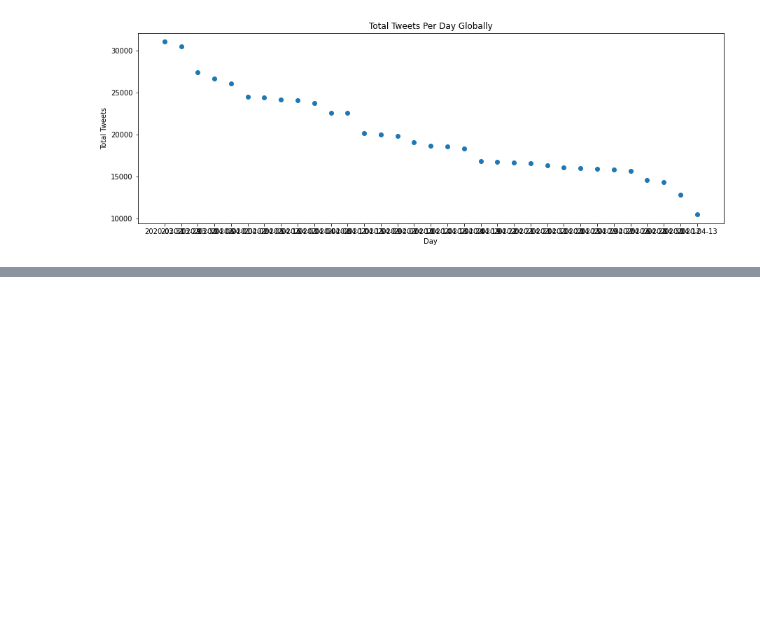
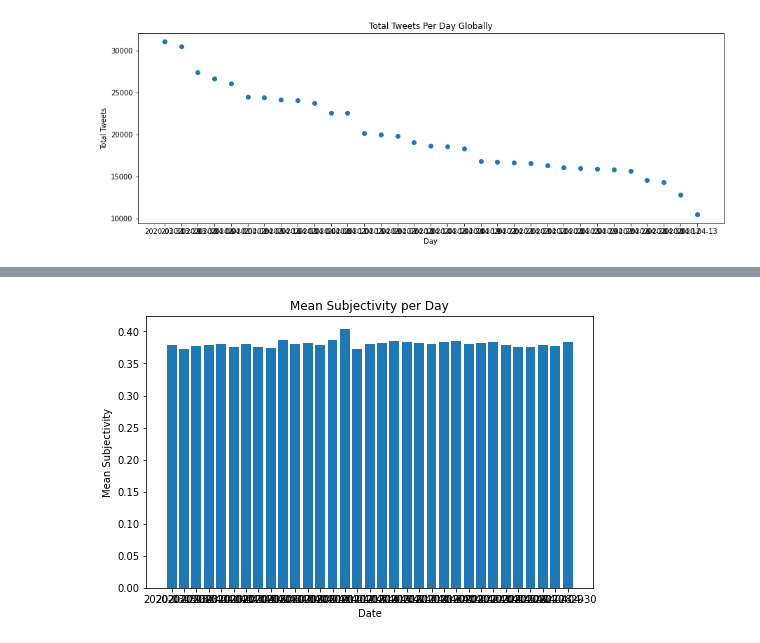
Before and after one commit to adrielk/Covid19-ML-and-Analysis, a Jupyter notebook: Covid-19 and Sentiment.ipynb, the cells around one changed output, grey strips where cells are left out. Saved outputs shown, nothing was run; the diff lists cells and outputs as text; code cells hidden in the pictures; blank space fills up the shorter version.

```diff
--- a/Covid-19 and Sentiment.ipynb
+++ b/Covid-19 and Sentiment.ipynb
@@ -371,0 +643,9 @@ https://textblob.readthedocs.io/en/dev/
+# %%
+plt.figure(figsize = (8,5))
+plt.bar(sentimentPre['Date'], sentimentPre['Subjectivity'])
+plt.xlabel('Date')
+plt.ylabel('Mean Subjectivity')
+plt.title('Mean Subjectivity per Day')
+plt.show()
+# %% [output]
+[figure, added]
```
Also changed, not shown: parts of 47 cells of this notebook.
